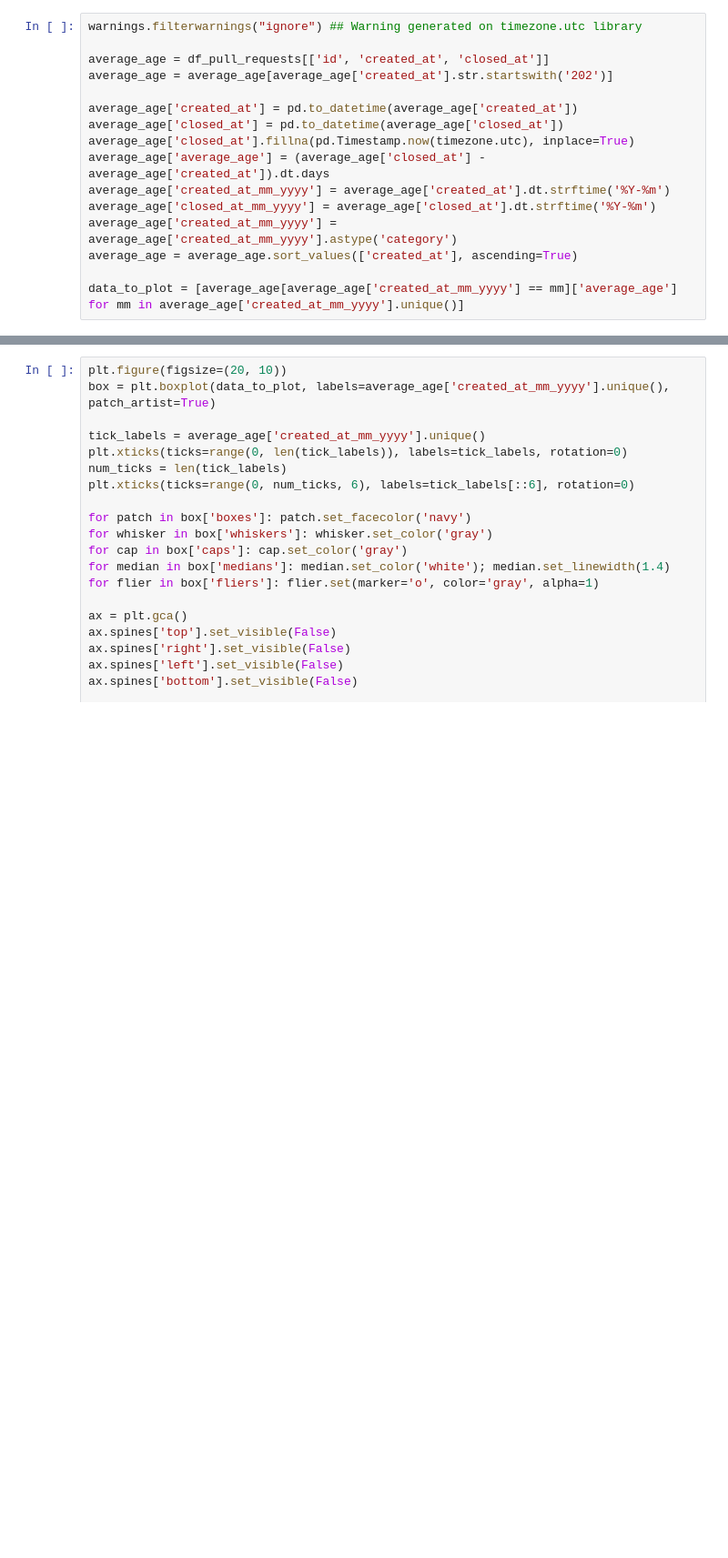
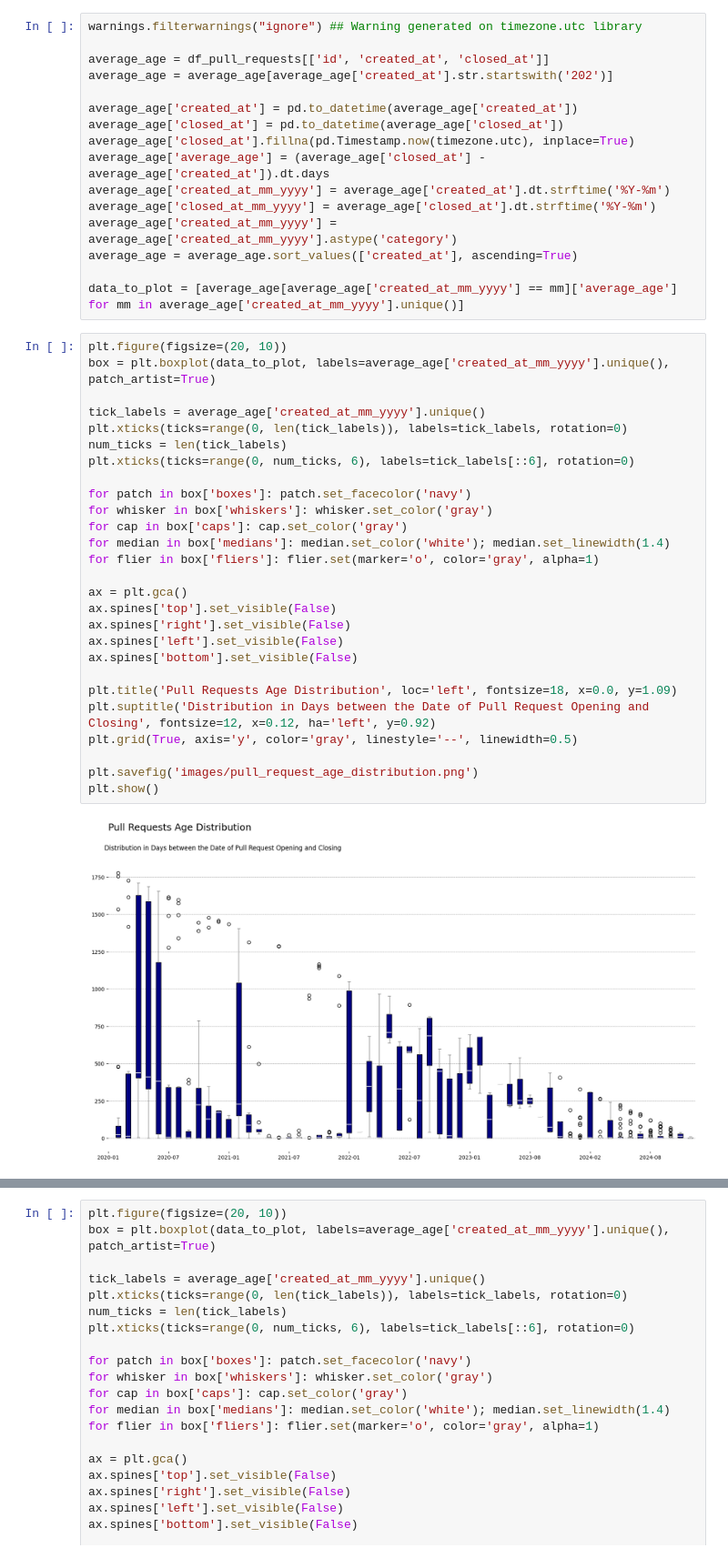
Before and after one commit to pedrorodriguesarantes/DataLab-Research-Project, a Jupyter notebook: Data_Analysis.ipynb, the cells around one changed output, grey strips where cells are left out. Shown: that part at 91% size. Drawn from its saved outputs; the diff is of its cells as text; blank space fills up the shorter version.

Commit message:
fix: Graph Adjusts

```diff
--- a/Data_Analysis.ipynb
+++ b/Data_Analysis.ipynb
@@ -82,3 +203,32 @@ average_age['created_at_mm_yyyy'] = average_age['created_at_mm_yyyy'].astype('ca
 average_age = average_age.sort_values(['created_at'], ascending=True)
 
 data_to_plot = [average_age[average_age['created_at_mm_yyyy'] == mm]['average_age'] for mm in average_age['created_at_mm_yyyy'].unique()]
+# %%
+plt.figure(figsize=(20, 10))
+box = plt.boxplot(data_to_plot, labels=average_age['created_at_mm_yyyy'].unique(), patch_artist=True)
+
+tick_labels = average_age['created_at_mm_yyyy'].unique()
+plt.xticks(ticks=range(0, len(tick_labels)), labels=tick_labels, rotation=0)
+num_ticks = len(tick_labels)
+plt.xticks(ticks=range(0, num_ticks, 6), labels=tick_labels[::6], rotation=0)
+
+for patch in box['boxes']: patch.set_facecolor('navy')
+for whisker in box['whiskers']: whisker.set_color('gray')
+for cap in box['caps']: cap.set_color('gray')
+for median in box['medians']: median.set_color('white'); median.set_linewidth(1.4)
+for flier in box['fliers']: flier.set(marker='o', color='gray', alpha=1)
+
+ax = plt.gca()
+ax.spines['top'].set_visible(False)
+ax.spines['right'].set_visible(False)
+ax.spines['left'].set_visible(False)
+ax.spines['bottom'].set_visible(False)
+
+plt.title('Pull Requests Age Distribution', loc='left', fontsize=18, x=0.0, y=1.09)
+plt.suptitle('Distribution in Days between the Date of Pull Request Opening and Closing', fontsize=12, x=0.12, ha='left', y=0.92)
+plt.grid(True, axis='y', color='gray', linestyle='--', linewidth=0.5)
+
+plt.savefig('images/pull_request_age_distribution.png')
+plt.show()
+# %% [output]
+[figure, added]
```
Also changed, not shown: parts of 28 cells of this notebook, 14 other files.
